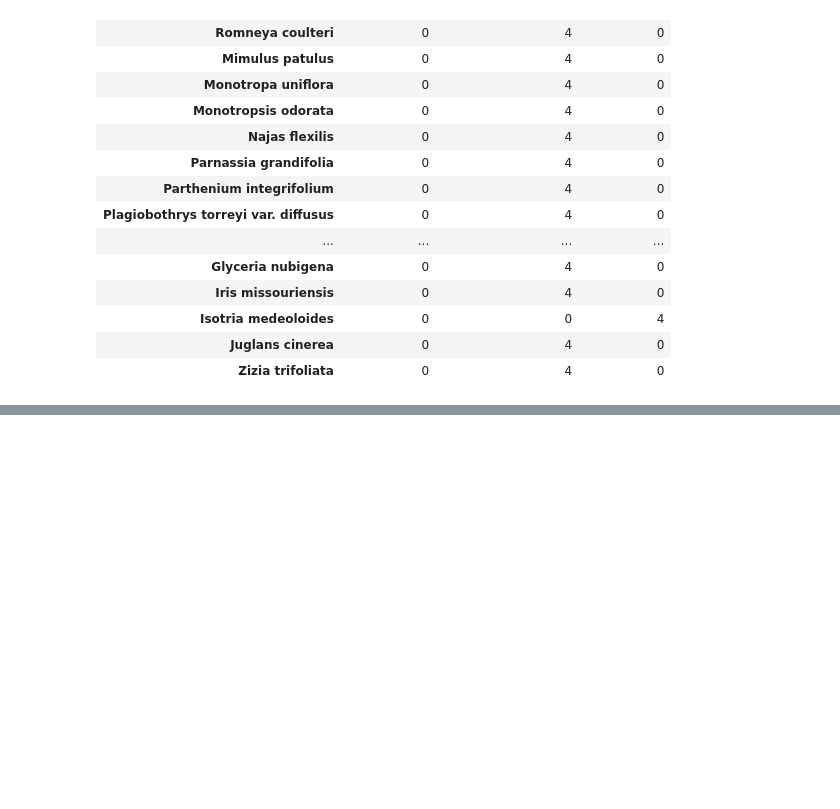
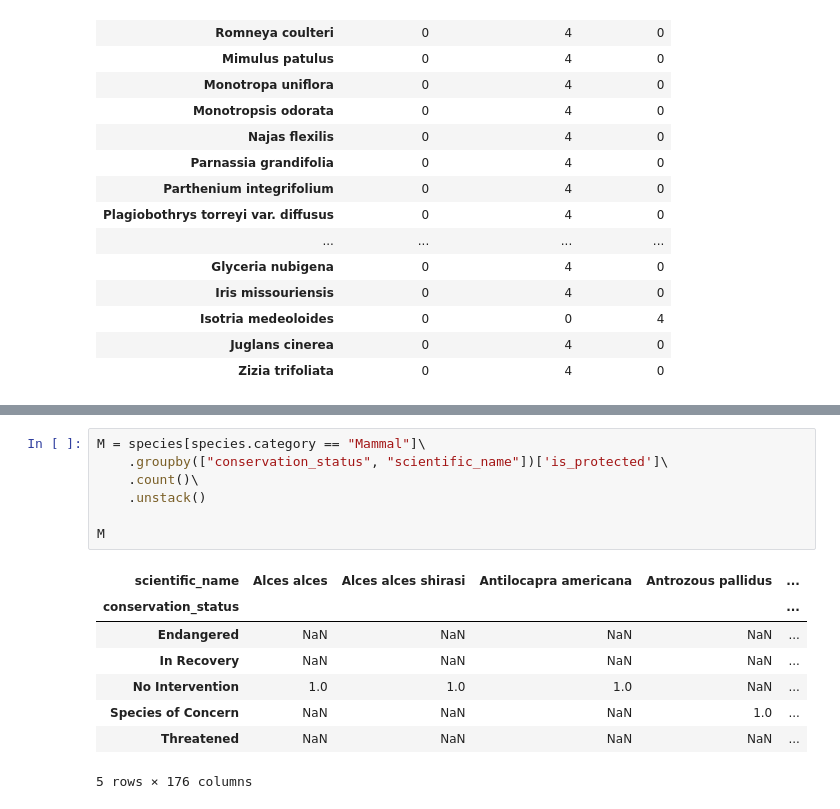
Before and after one commit to xre22zax/Projects, a Jupyter notebook: Advance/biodiversity_starter/biodiversity.ipynb, the cells around one changed output, grey strips where cells are left out. Drawn from its saved outputs; the diff is of its cells as text; blank space fills up the shorter version.

```diff
--- a/Advance/biodiversity_starter/biodiversity.ipynb
+++ b/Advance/biodiversity_starter/biodiversity.ipynb
@@ -479,0 +593,16 @@ Vascular_sort.sort_values('Endangered', ascending=False)
+# %%
+M = species[species.category == "Mammal"]\
+    .groupby(["conservation_status", "scientific_name"])['is_protected']\
+    .count()\
+    .unstack()
+
+M
+# %% [output]
+| scientific_name | Alces alces | Alces alces shirasi | Antilocapra americana | Antrozous pallidus | ... |
+| conservation_status |  |  |  |  | ... |
+| Endangered | NaN | NaN | NaN | NaN | ... |
+| In Recovery | NaN | NaN | NaN | NaN | ... |
+| No Intervention | 1.0 | 1.0 | 1.0 | NaN | ... |
+| Species of Concern | NaN | NaN | NaN | 1.0 | ... |
+| Threatened | NaN | NaN | NaN | NaN | ... |
+5 rows × 176 columns
```
Also changed, not shown: parts of 14 cells of this notebook, 2 other files.
